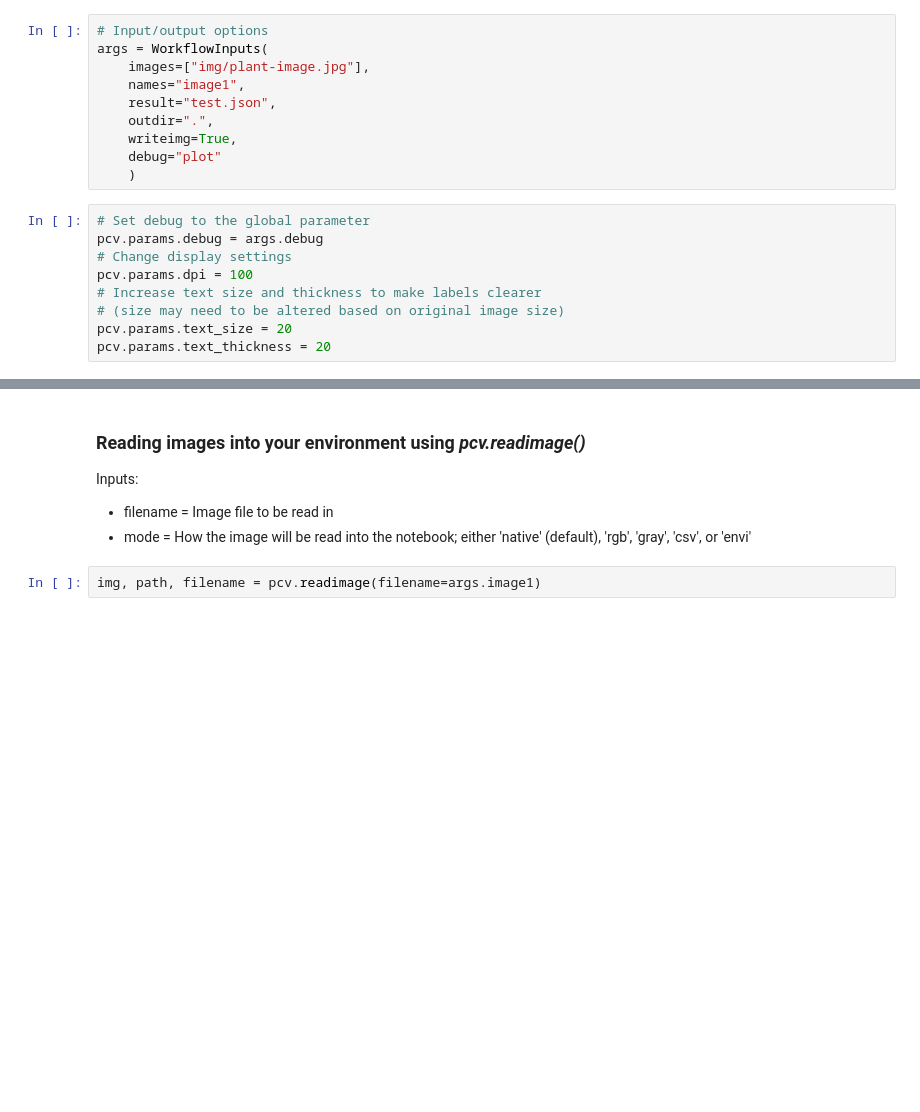
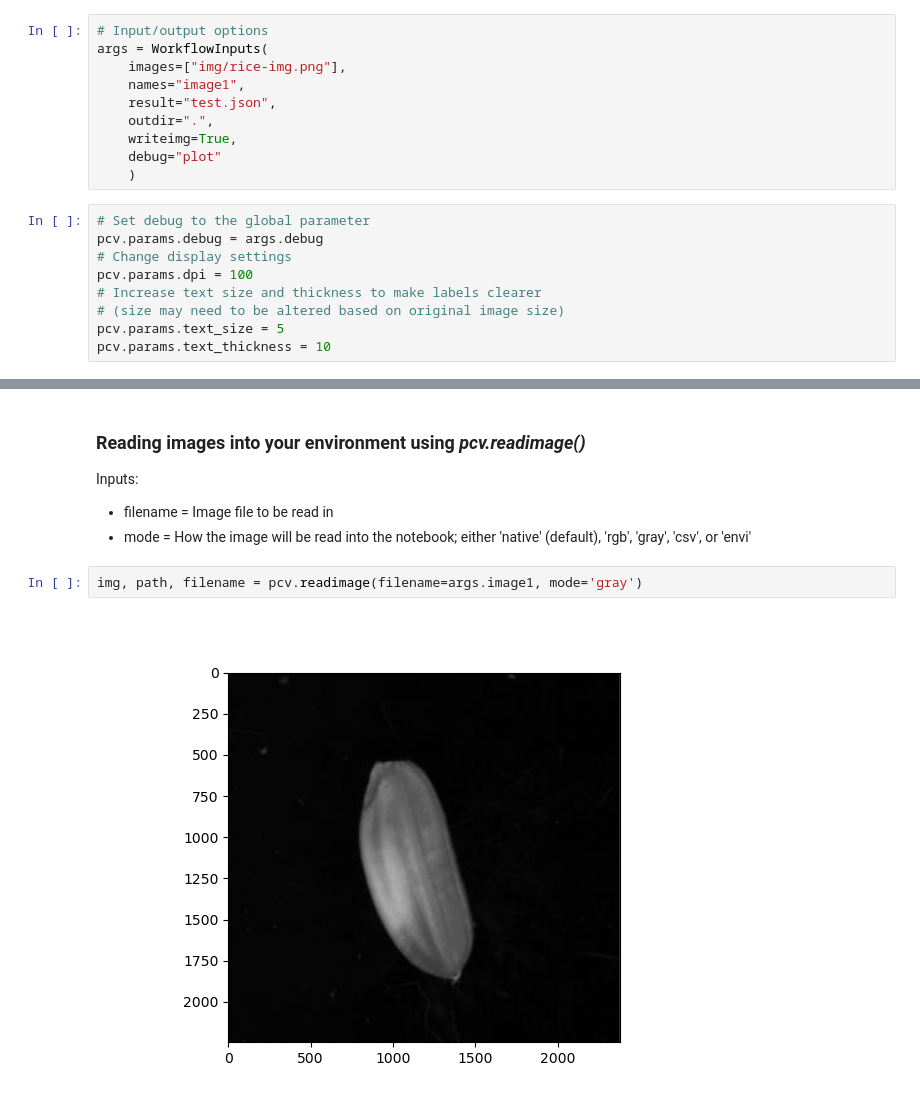
Before and after one commit to danforthcenter/plantcv-tutorial-rice-chalkiness, a Jupyter notebook: index.ipynb, the cells around one changed output, grey strips where cells are left out. Saved outputs shown, nothing was run; the diff lists cells and outputs as text; blank space fills up the shorter version.

```diff
--- a/index.ipynb
+++ b/index.ipynb
@@ -22,7 +25,7 @@ The options class mimics the workflow command-line argument parser that is used
 # %%
 # Input/output options
 args = WorkflowInputs(
-    images=["img/plant-image.jpg"],
+    images=["img/rice-img.png"],
     names="image1",
     result="test.json",
     outdir=".",
@@ -36,8 +39,8 @@ pcv.params.debug = args.debug
 pcv.params.dpi = 100
 # Increase text size and thickness to make labels clearer
 # (size may need to be altered based on original image size)
-pcv.params.text_size = 20
-pcv.params.text_thickness = 20
+pcv.params.text_size = 5
+pcv.params.text_thickness = 10
 # %% [markdown]
 ## Read the input image
 # %% [markdown]
@@ -46,4 +49,6 @@ Inputs:
    * filename = Image file to be read in
    * mode     = How the image will be read into the notebook; either 'native' (default), 'rgb', 'gray', 'csv', or 'envi'
 # %%
-img, path, filename = pcv.readimage(filename=args.image1)
+img, path, filename = pcv.readimage(filename=args.image1, mode='gray')
+# %% [output]
+[figure, added]
```
Also changed, not shown: parts of 21 cells of this notebook.
